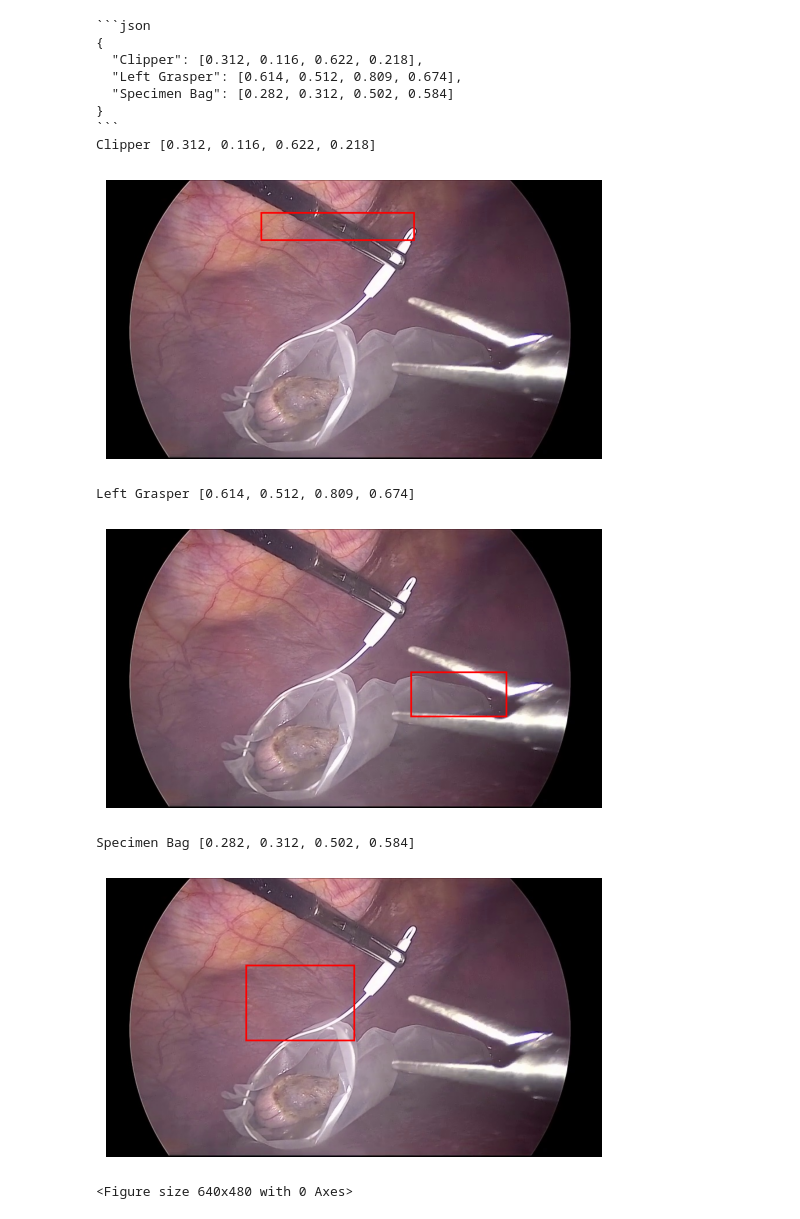
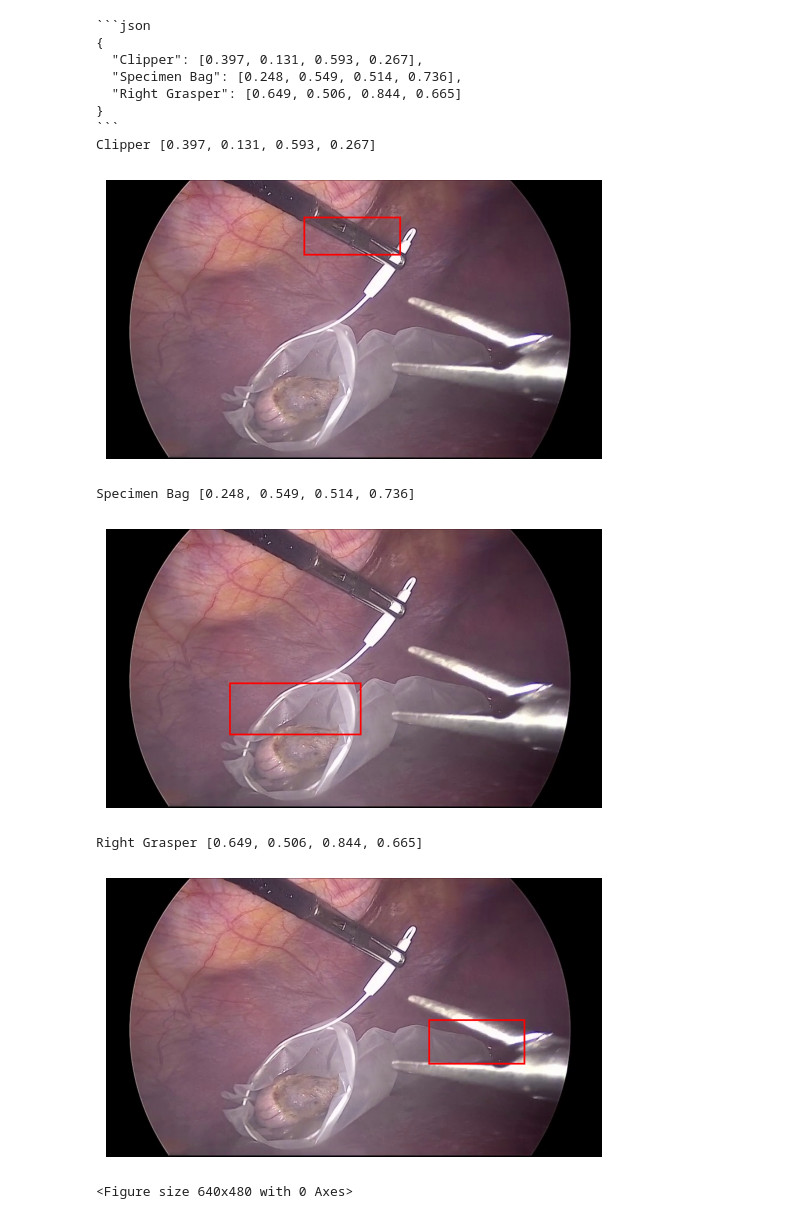
Before and after one commit to brucehacker66/Automate-SAM2-Surgical-Tool-Segmentation, a Jupyter notebook: ChatGPT Prompt.ipynb, the cells around one changed output. Saved outputs shown, nothing was run; the diff lists cells and outputs as text; code cells hidden in the pictures.

Commit message:
With prompt2 for describing tool details

````diff
--- a/ChatGPT Prompt.ipynb
+++ b/ChatGPT Prompt.ipynb
@@ -1,6 +1,5 @@
 # %%
 !pip install openai==1.55.3 httpx==0.27.2
-your_API_key = "1234567890"
 import base64
 import json
 import os
@@ -12,7 +11,7 @@ from google.colab import drive
 from google.colab import files
 drive.mount('/content/drive')
 client = OpenAI(
-    api_key = your_API_key
+    api_key = "1234567890"
 )
 # %% [output]
 Collecting openai==1.55.3
@@ -106,7 +105,7 @@ These coordinates are for segmentation purposes and may require adjustment for p
 # Path to your image
 image_path = "/content/drive/MyDrive/images/0038425.jpg"
 #prompt1 = "Your analysis is correct!"
-prompt2 = """Now locate the objects you just identified on the same image.
+prompt2 = """Now locate the Gallbladder and the surgical tools you just identified on the same image.
 Return the response **only** in valid JSON format with the following structure:
 1. Each surgical tool should be identified by a name selected from the following predefined classes:
    - Gallbladder
@@ -120,7 +119,7 @@ Return the response **only** in valid JSON format with the following structure:
    - Irrigator
    - Specimen Bag
 
-2. For each detected tool, provide the bounding box coordinates (relative to the image width and height, between 0 and 1 and of 3 decimal points) in the format:
+2. For each detected tool, provide the bounding box coordinates (relative to the image width and height, between 0 and 1, and of 3 decimal points) in the format:
    - [top_left_x, top_left_y, bottom_right_x, bottom_right_y].
 
 3. If no tools are detected, return an empty JSON object (`{}`).
@@ -132,8 +131,8 @@ Return the response **only** in valid JSON format with the following structure:
 ### Example Output:
 ```json
 {
-  "Hook": [0.052, 0.124, 0.854, 0.995],
-  "Left Grasper": [0.014, 0.044, 0.912, 0.843]
+  "Hook": [0.052, 0.024, 0.854, 0.953],
+  "Left Grasper": [0.014, 0.045, 0.917, 0.854]
 }
 """
 
@@ -150,44 +149,44 @@ response = client.chat.completions.create(
           "type": "text",
           "text": prompt2,
         }
       ]
     },
     {
       "role": "user",
       "content": [
         {
           "type": "image_url",
           "image_url": {
             "url":  f"embedded-picture"
           }
         }
       ]
     }
   ]
 )
 print(response.choices[0].message.content)
 # Strip unnecessary characters for JSON conversion
 coordinates = strip_JSON(response.choices[0].message.content)
 for key, value in coordinates.items():
   print(key, value)
   temp = value
-  temp[0] = np.floor(temp[0] * 854)
-  temp[1] = np.floor(temp[1] * 480)
-  temp[2] = np.floor(temp[2] * 854)
-  temp[3] = np.floor(temp[3] * 480)
+  temp[0] = np.ceil(temp[0] * 854)
+  temp[1] = np.ceil(temp[1] * 480)
+  temp[2] = np.ceil(temp[2] * 854)
+  temp[3] = np.ceil(temp[3] * 480)
   mark_coordinates_on_image(image_path,temp)
 # %% [output]
 ```json
 {
-  "Clipper": [0.312, 0.116, 0.622, 0.218],
-  "Left Grasper": [0.614, 0.512, 0.809, 0.674],
-  "Specimen Bag": [0.282, 0.312, 0.502, 0.584]
+  "Clipper": [0.397, 0.131, 0.593, 0.267],
+  "Specimen Bag": [0.248, 0.549, 0.514, 0.736],
+  "Right Grasper": [0.649, 0.506, 0.844, 0.665]
 }
 ```
-Clipper [0.312, 0.116, 0.622, 0.218]
+Clipper [0.397, 0.131, 0.593, 0.267]
-[figure, old version]
+[figure, new version]
-Left Grasper [0.614, 0.512, 0.809, 0.674]
+Specimen Bag [0.248, 0.549, 0.514, 0.736]
-[figure, old version]
+[figure, new version]
-Specimen Bag [0.282, 0.312, 0.502, 0.584]
+Right Grasper [0.649, 0.506, 0.844, 0.665]
-[figure, old version]
+[figure, new version]
 <Figure size 640x480 with 0 Axes>
````
Also changed, not shown: parts of 1 cell of this notebook.
